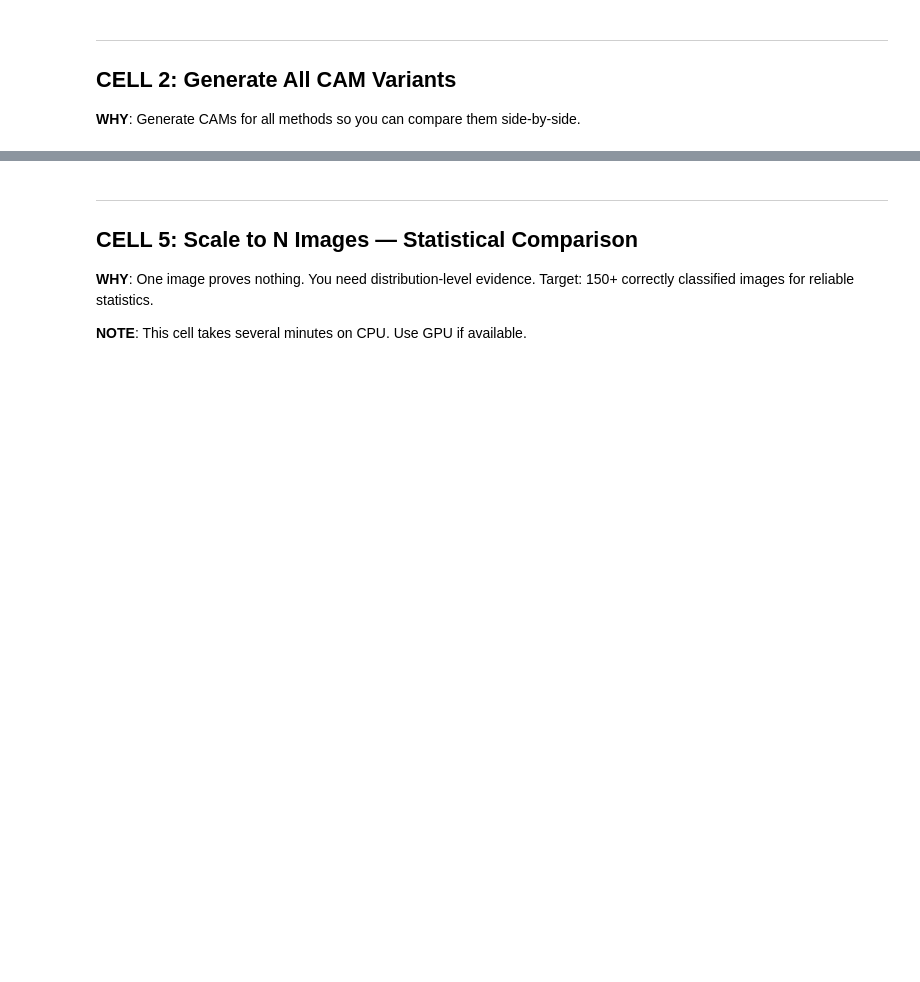
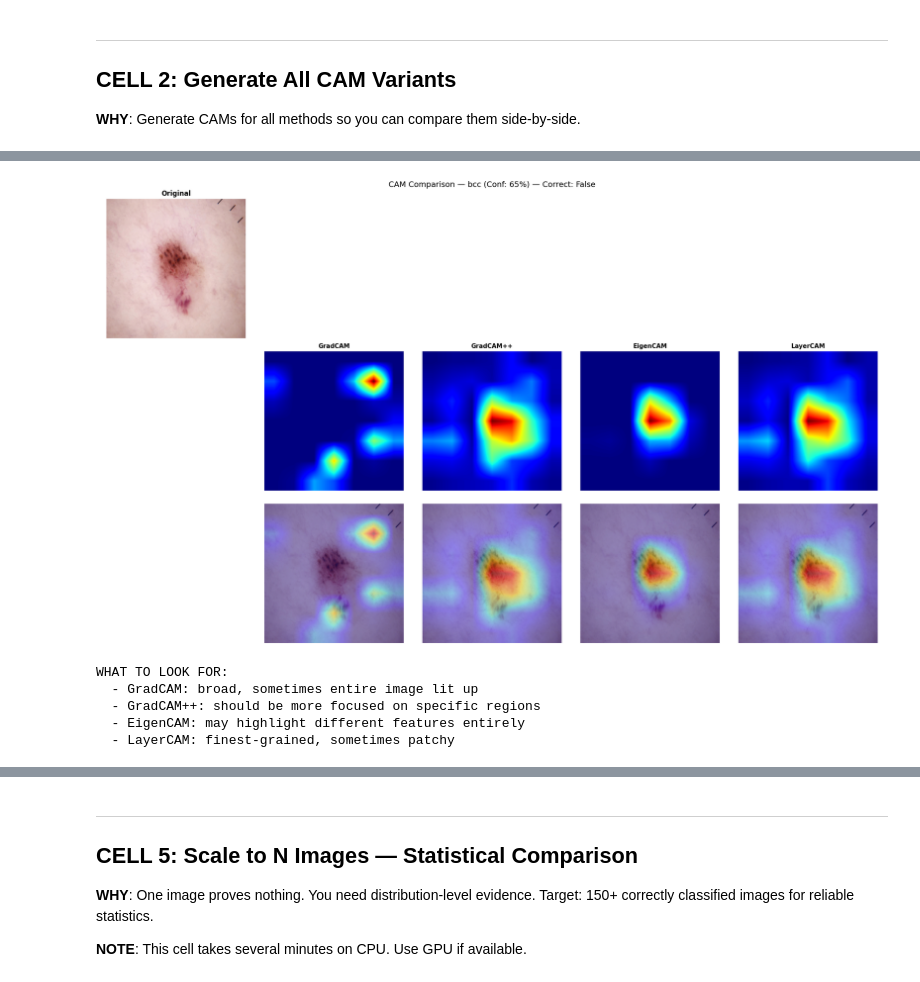
Before and after one commit to saiyudhaplhaomega/Skin_Lesion_Classification_frontend, a Jupyter notebook: notebooks/RQ1_cam_variant_comparison.ipynb, the cells around one changed output, grey strips where cells are left out. Saved outputs shown, nothing was run; the diff lists cells and outputs as text; code cells hidden in the pictures; blank space fills up the shorter version.

```diff
--- a/notebooks/RQ1_cam_variant_comparison.ipynb
+++ b/notebooks/RQ1_cam_variant_comparison.ipynb
@@ -123,8 +132,8 @@ try:
     print(f"Using device: {device}")
 
     # Load your trained ResNet50
-    model = create_model('resnet50', num_classes=2).to(device)
-    model.load_state_dict(torch.load(MODEL_PATH, map_location=device))
+    model = create_model('resnet50', num_classes=1).to(device)
+    model.load_state_dict(torch.load(MODEL_PATH, map_location=device, weights_only=False)['model_state_dict'])
     model.eval()
     target_layer = get_target_layer(model, 'resnet50')
     print("Model loaded successfully.")
@@ -145,9 +154,9 @@ try:
     # Verify model prediction
     with torch.no_grad():
         out = model(input_tensor)
-        probs = torch.softmax(out, dim=1)[0]
-        pred = probs.argmax().item()
-        conf = probs[pred].item()
+        prob_mal = torch.sigmoid(out[0, 0]).item()
+        pred = int(prob_mal > 0.5)
+        conf = prob_mal if pred == 1 else 1 - prob_mal
 
     print(f"Model prediction: {'Malignant' if pred == 1 else 'Benign'} ({conf*100:.1f}% confidence)")
     print(f"True label:       {'Malignant' if sample['label'] == 1 else 'Benign'}")
@@ -187,7 +205,7 @@ cam_variants = {
 cam_maps = {}
 for name, cam_class in cam_variants.items():
     with cam_class(model=model, target_layers=[target_layer]) as cam_gen:
-        targets = [ClassifierOutputTarget(pred)]
+        targets = [ClassifierOutputTarget(0)]
         result = cam_gen(input_tensor=input_tensor, targets=targets)
         cam_maps[name] = result[0]  # (224, 224) float32 in [0, 1]
     print(f"{name}: max={cam_maps[name].max():.3f}, mean={cam_maps[name].mean():.3f}")
@@ -256,4 +288,7 @@ print("  - LayerCAM: finest-grained, sometimes patchy")
 # %%
+import os
+os.makedirs("outputs/figures", exist_ok=True)
+os.makedirs("outputs/metrics", exist_ok=True)
 import matplotlib.cm as cm
 
 n = len(cam_maps)
@@ -272,34 +307,41 @@ for col, (method_name, cam) in enumerate(cam_maps.items(), start=1):
     heatmap_colored = cm.jet(cam)[:, :, :3]
     axes[1][col].imshow(heatmap_colored)
     axes[1][col].set_title(method_name, fontsize=11, fontweight='bold')
     axes[1][col].axis('off')
 
     # Overlay
     alpha = 0.4
     overlay = (1 - alpha) * img_float + alpha * heatmap_colored
     overlay = np.clip(overlay, 0, 1)
     axes[2][col].imshow(overlay)
     axes[2][col].axis('off')
 
 axes[1][0].set_ylabel('Heatmap', fontsize=12)
 axes[2][0].set_ylabel('Overlay', fontsize=12)
 axes[1][0].axis('off')
 axes[2][0].axis('off')
 
 plt.suptitle(
     f'CAM Comparison — {sample["dx"]} (Conf: {conf*100:.0f}%) — '
     f'Correct: {pred == sample["label"]}',
     fontsize=14
 )
 plt.tight_layout()
-plt.savefig('../outputs/figures/RQ1_single_image_comparison.png', dpi=150, bbox_inches='tight')
+plt.savefig('outputs/figures/RQ1_single_image_comparison.png', dpi=150, bbox_inches='tight')
 plt.show()
 
 print("WHAT TO LOOK FOR:")
 print("  - GradCAM: broad, sometimes entire image lit up")
 print("  - GradCAM++: should be more focused on specific regions")
 print("  - EigenCAM: may highlight different features entirely")
 print("  - LayerCAM: finest-grained, sometimes patchy")
+# %% [output]
+[figure, added]
+WHAT TO LOOK FOR:
+  - GradCAM: broad, sometimes entire image lit up
+  - GradCAM++: should be more focused on specific regions
+  - EigenCAM: may highlight different features entirely
+  - LayerCAM: finest-grained, sometimes patchy
 # %%
 # ─── Self-contained: check prerequisites ───
 try:
```
Also changed, not shown: parts of 10 cells of this notebook, 29 other files.
